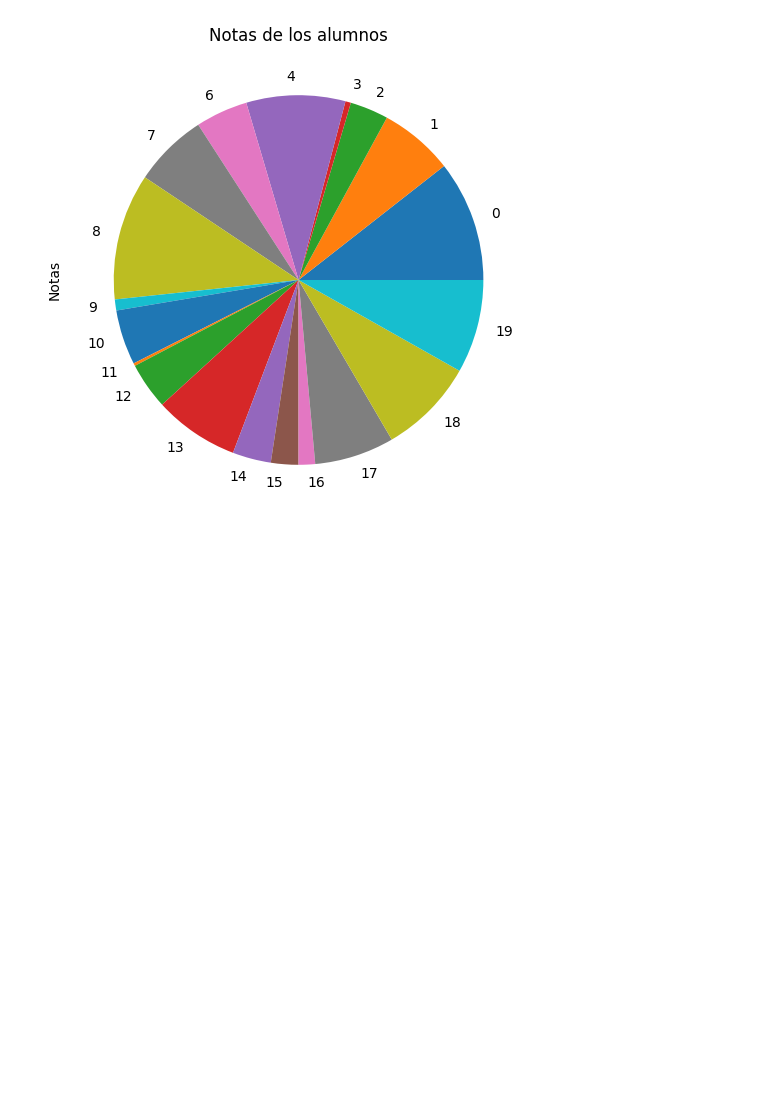
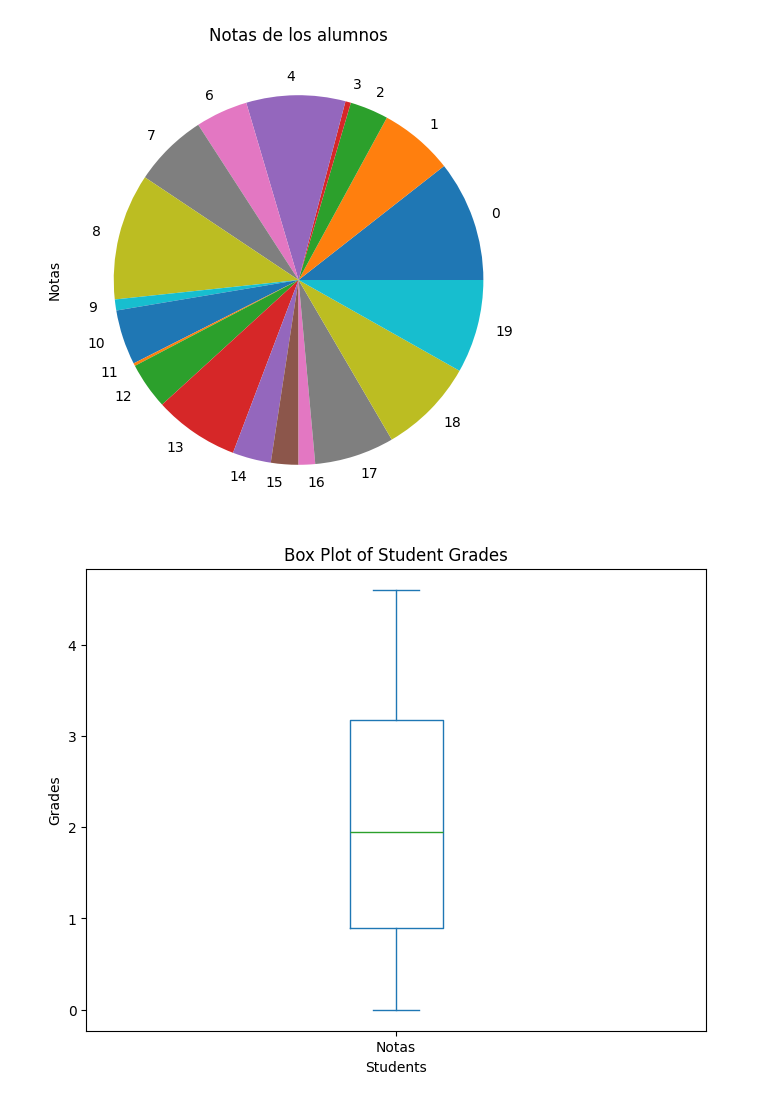
Before and after one commit to M4teoSandoval/Clase-Inteligencia-Artificiall, a Jupyter notebook: Class13/02.ipynb, the cells around one changed output. Drawn from its saved outputs; the diff is of its cells as text; code cells hidden in the pictures; blank space fills up the shorter version.

```diff
--- a/Class13/02.ipynb
+++ b/Class13/02.ipynb
@@ -414,3 +414,19 @@ alumnos.Notas.plot(y='Notas', kind='pie',title="Notas de los alumnos", figsize=(
 # %% [output]
 <Axes: title={'center': 'Notas de los alumnos'}, ylabel='Notas'>
 [figure]
+# %%
+# prompt: haz la caja de bigotes de la notas de los alumnos con matplolib con titulo y axis
+
+import matplotlib.pyplot as plt
+
+# Assuming 'alumnos' DataFrame is already created and contains 'Notas' column
+
+# Create the box plot
+plt.figure(figsize=(8, 6))
+alumnos['Notas'].plot(kind='box', vert=True)
+plt.title('Box Plot of Student Grades')
+plt.ylabel('Grades')
+plt.xlabel('Students')
+plt.show()
+# %% [output]
+[figure, added]
```
